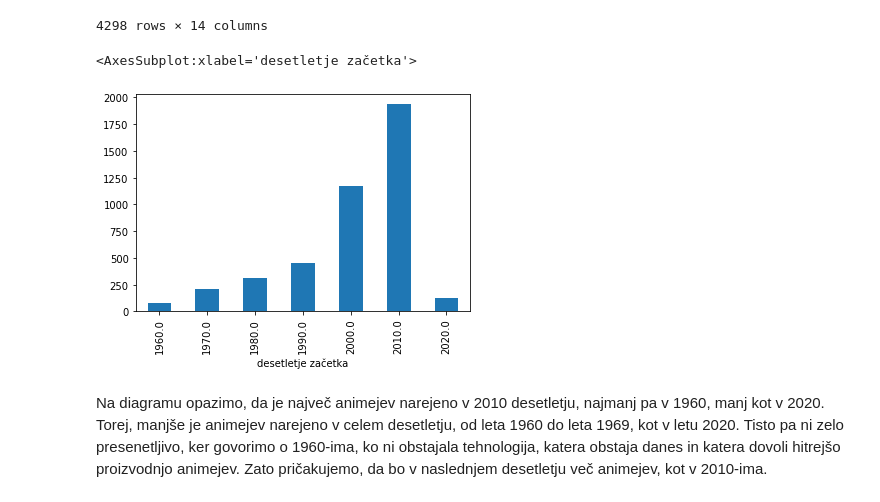
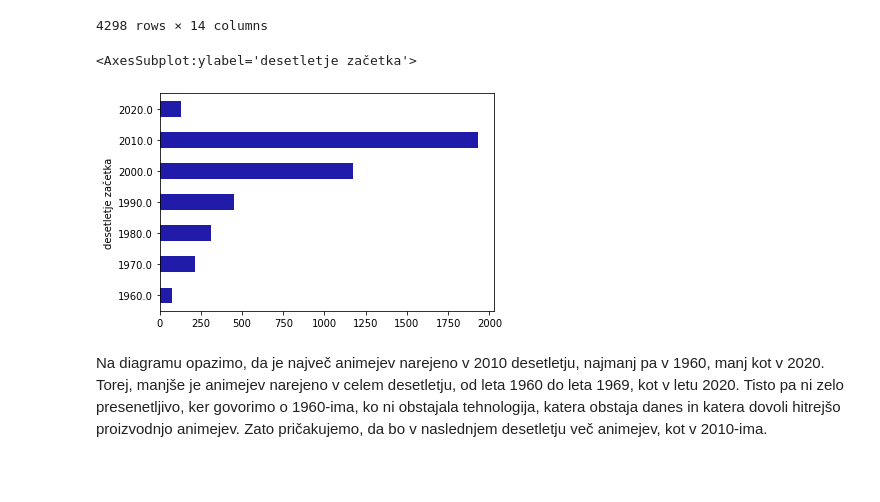
Before and after one commit to Teodora-Cvetkovic/Anime-filmi-in-serije, a Jupyter notebook: Anime_serije.ipynb, the cells around one changed output. Saved outputs shown, nothing was run; the diff lists cells and outputs as text; code cells hidden in the pictures; blank space fills up the shorter version.

```diff
--- a/Anime_serije.ipynb
+++ b/Anime_serije.ipynb
@@ -628,10 +628,10 @@ animeji
 | 42852 | Little Village People | NaN | 2008.0 | 2008.0 | Original | 15.0 | 6.0 | 24 | 0 | NaN | ... |
 4298 rows × 14 columns
 # %%
-animeji.groupby('desetletje začetka').size().plot.bar()
+animeji.groupby('desetletje začetka').size().plot.barh(color='#201ba8')
 # %% [output]
-<AxesSubplot:xlabel='desetletje začetka'>
+<AxesSubplot:ylabel='desetletje začetka'>
-[figure, old version]
+[figure, new version]
 # %% [markdown]
 Na diagramu opazimo, da je največ animejev narejeno v 2010 desetletju, najmanj pa v 1960, manj kot v 2020. Torej, manjše je animejev narejeno v celem desetletju, od leta 1960 do leta 1969, kot v letu 2020. Tisto pa ni zelo presenetljivo, ker govorimo o 1960-ima, ko ni obstajala tehnologija, katera obstaja danes in katera dovoli hitrejšo proizvodnjo animejev. Zato pričakujemo, da bo v naslednjem desetletju več animejev, kot v 2010-ima.
 # %% [markdown]
```
Also changed, not shown: parts of 47 cells of this notebook, 1 other file.
